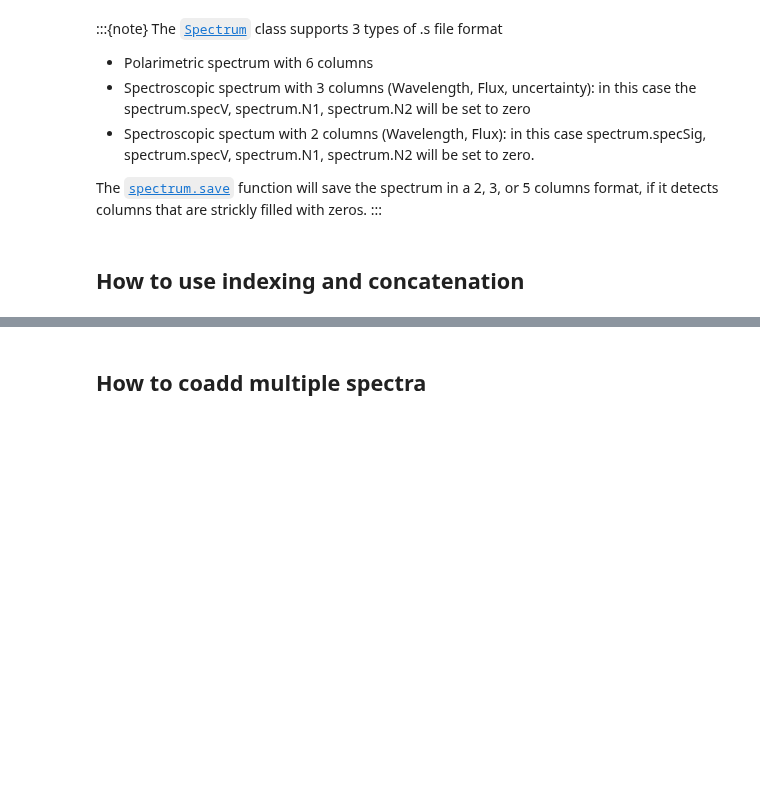
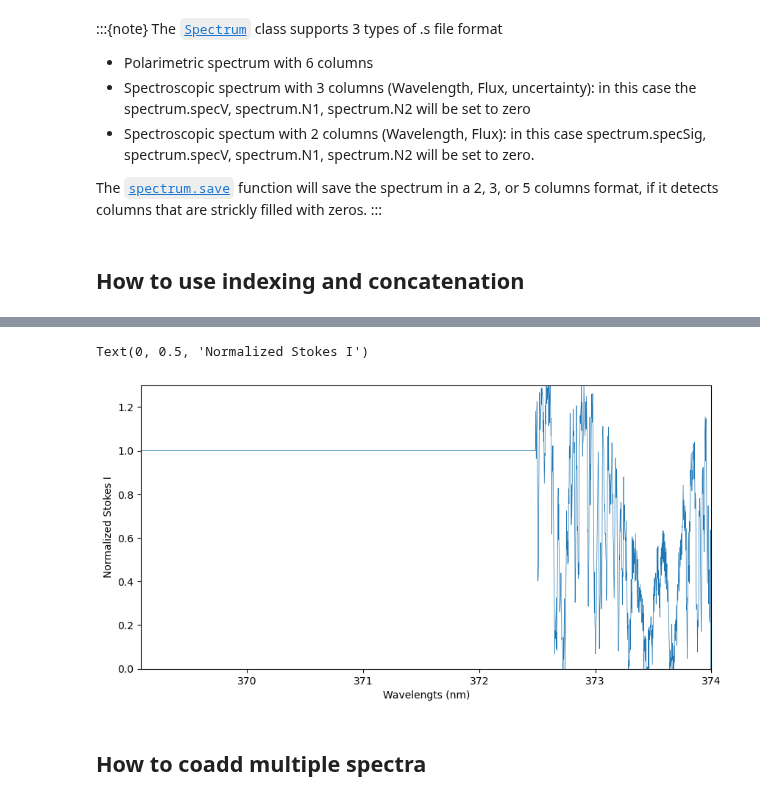
Before and after one commit to folsomcp/specpolFlow, a Jupyter notebook: docs-jb/Tutorials/10-SpectrumClass_Tutorial.ipynb, the cells around one changed output, grey strips where cells are left out. Saved outputs shown, nothing was run; the diff lists cells and outputs as text; code cells hidden in the pictures; blank space fills up the shorter version.

```diff
--- a/docs-jb/Tutorials/10-SpectrumClass_Tutorial.ipynb
+++ b/docs-jb/Tutorials/10-SpectrumClass_Tutorial.ipynb
@@ -75,3 +100,22 @@ The <a href='../API/Spectrum_API.html#specpolFlow.Spectrum.save'>`spectrum.save`
+# %%
+# Create a spectrum object with 1500 datapoints
+n = 1500
+replace = pol.Spectrum(spec.wl[0:n], np.ones(n), # wl and specI
+                       np.zeros(n), np.zeros(n), np.zeros(n), # specV, specN1, and specN2
+                       np.ones(n)) # specSig
+
+spec[0:n] = replace
+
+# Make a figure of Stokes I
+fig, ax = plt.subplots(1,1, figsize=(10,5))
+ax.plot(spec.wl, spec.specI, lw=0.5)
+ax.set_ylim(0,1.3)
+ax.set_xlim(min(spec.wl),374)
+ax.set_xlabel('Wavelengts (nm)')
+ax.set_ylabel('Normalized Stokes I')
+# %% [output]
+Text(0, 0.5, 'Normalized Stokes I')
+[figure, added]
 # %% [markdown]
 ## How to coadd multiple spectra
 # %% [markdown]
```
Also changed, not shown: parts of 5 cells of this notebook.
